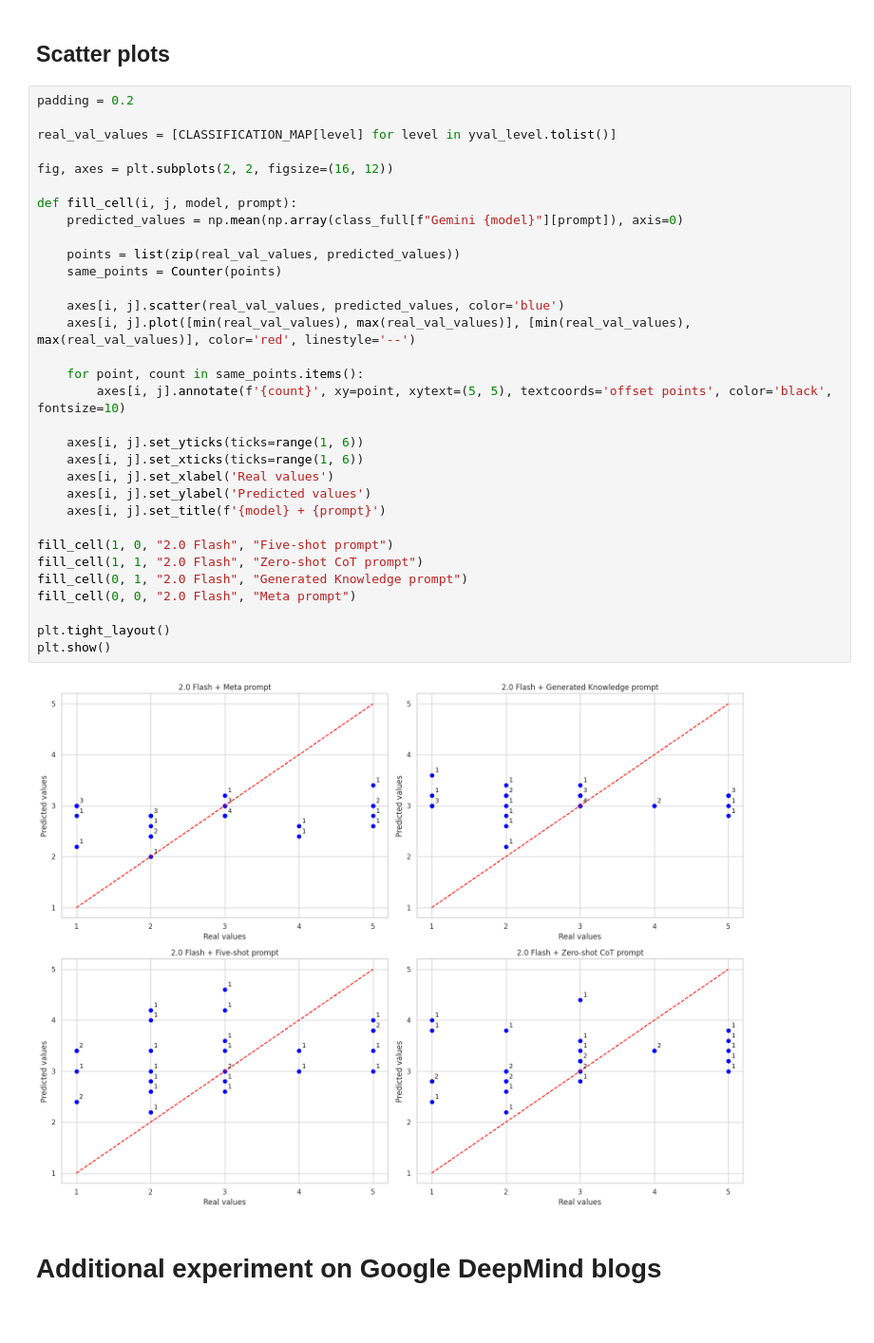
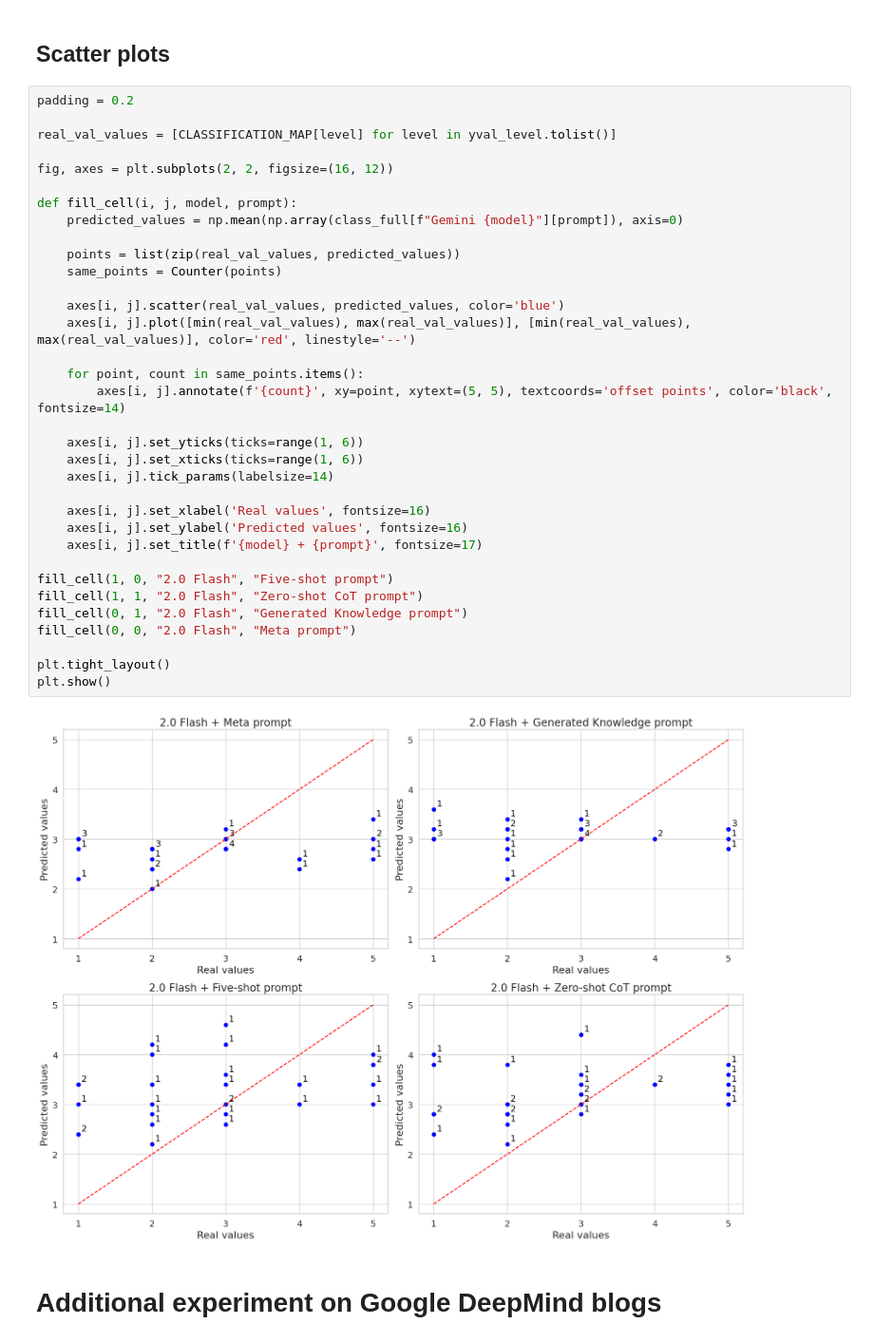
Before and after one commit to daKostych/Bachelor-Project-2025, a Jupyter notebook: llm_blog_generator/experiments/llm_blog_evaluator.ipynb, the cells around one changed output. Shown at 95% size. Saved outputs shown, nothing was run; the diff lists cells and outputs as text.

```diff
--- a/llm_blog_generator/experiments/llm_blog_evaluator.ipynb
+++ b/llm_blog_generator/experiments/llm_blog_evaluator.ipynb
@@ -1112,37 +1112,39 @@ show_metric_bar_plot_low("Gemini 2.0 Flash", prompts, average_values, "Accuracy"
 # %%
 padding = 0.2
 
 real_val_values = [CLASSIFICATION_MAP[level] for level in yval_level.tolist()]
 
 fig, axes = plt.subplots(2, 2, figsize=(16, 12))
 
 def fill_cell(i, j, model, prompt):
     predicted_values = np.mean(np.array(class_full[f"Gemini {model}"][prompt]), axis=0)
 
     points = list(zip(real_val_values, predicted_values))
     same_points = Counter(points)
 
     axes[i, j].scatter(real_val_values, predicted_values, color='blue')
     axes[i, j].plot([min(real_val_values), max(real_val_values)], [min(real_val_values), max(real_val_values)], color='red', linestyle='--')
 
     for point, count in same_points.items():
-        axes[i, j].annotate(f'{count}', xy=point, xytext=(5, 5), textcoords='offset points', color='black', fontsize=10)
+        axes[i, j].annotate(f'{count}', xy=point, xytext=(5, 5), textcoords='offset points', color='black', fontsize=14)
 
     axes[i, j].set_yticks(ticks=range(1, 6))
     axes[i, j].set_xticks(ticks=range(1, 6))
-    axes[i, j].set_xlabel('Real values')
-    axes[i, j].set_ylabel('Predicted values')
-    axes[i, j].set_title(f'{model} + {prompt}')
+    axes[i, j].tick_params(labelsize=14)
+
+    axes[i, j].set_xlabel('Real values', fontsize=16)
+    axes[i, j].set_ylabel('Predicted values', fontsize=16)
+    axes[i, j].set_title(f'{model} + {prompt}', fontsize=17)
 
 fill_cell(1, 0, "2.0 Flash", "Five-shot prompt")
 fill_cell(1, 1, "2.0 Flash", "Zero-shot CoT prompt")
 fill_cell(0, 1, "2.0 Flash", "Generated Knowledge prompt")
 fill_cell(0, 0, "2.0 Flash", "Meta prompt")
 
 plt.tight_layout()
 plt.show()
 # %% [output]
-[figure, old version]
+[figure, new version]
 # %% [markdown]
 # Additional experiment on Google DeepMind blogs
 # %% [markdown]
```
